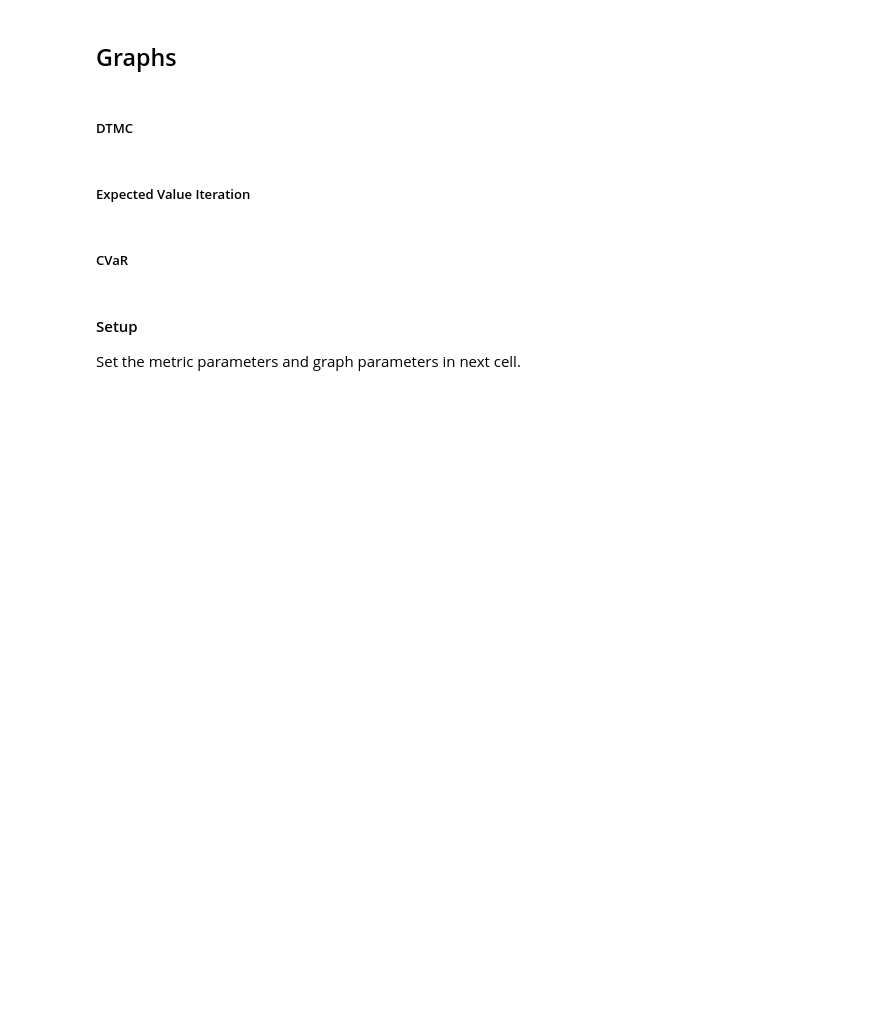
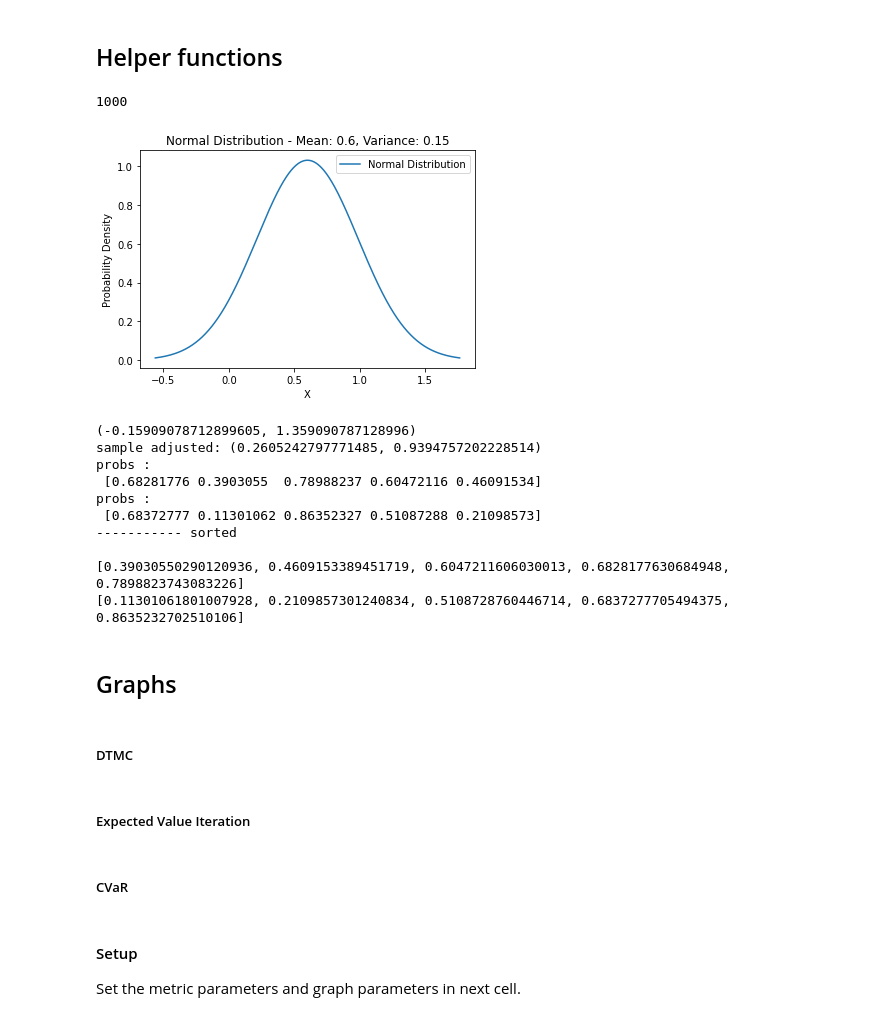
Before and after one commit to yannikschnitzer/prism, a Jupyter notebook: prism/distr.ipynb, the cells around one changed output. Drawn from its saved outputs; the diff is of its cells as text; code cells hidden in the pictures; blank space fills up the shorter version.

```diff
--- a/prism/distr.ipynb
+++ b/prism/distr.ipynb
@@ -7,3 +7,5 @@ import scipy
 import scipy.stats
 import math
 from scipy.interpolate import make_interp_spline, BSpline
+# %% [markdown]
+## Helper functions
@@ -10,3 +50,25 @@ from scipy.interpolate import make_interp_spline, BSpline
+# %%
+# projection code?
+# gamma_gran(a=1)
+
+mean = 0.6
+variance = 0.15
+conf = 0.95
+sample = 5
+norm_gran(mean, variance,conf,sample=sample)
+# %% [output]
+1000
+[figure, added]
+(-0.15909078712899605, 1.359090787128996)
+sample adjusted: (0.2605242797771485, 0.9394757202228514)
+probs :
+ [0.68281776 0.3903055  0.78988237 0.60472116 0.46091534]
+probs :
+ [0.68372777 0.11301062 0.86352327 0.51087288 0.21098573]
+----------- sorted
+
+[0.39030550290120936, 0.4609153389451719, 0.6047211606030013, 0.6828177630684948, 0.7898823743083226]
+[0.11301061801007928, 0.2109857301240834, 0.5108728760446714, 0.6837277705494375, 0.8635232702510106]
 # %%
 def adjust_qr(rx, rp, rz):
 
```
Also changed, not shown: parts of 5 cells of this notebook.
